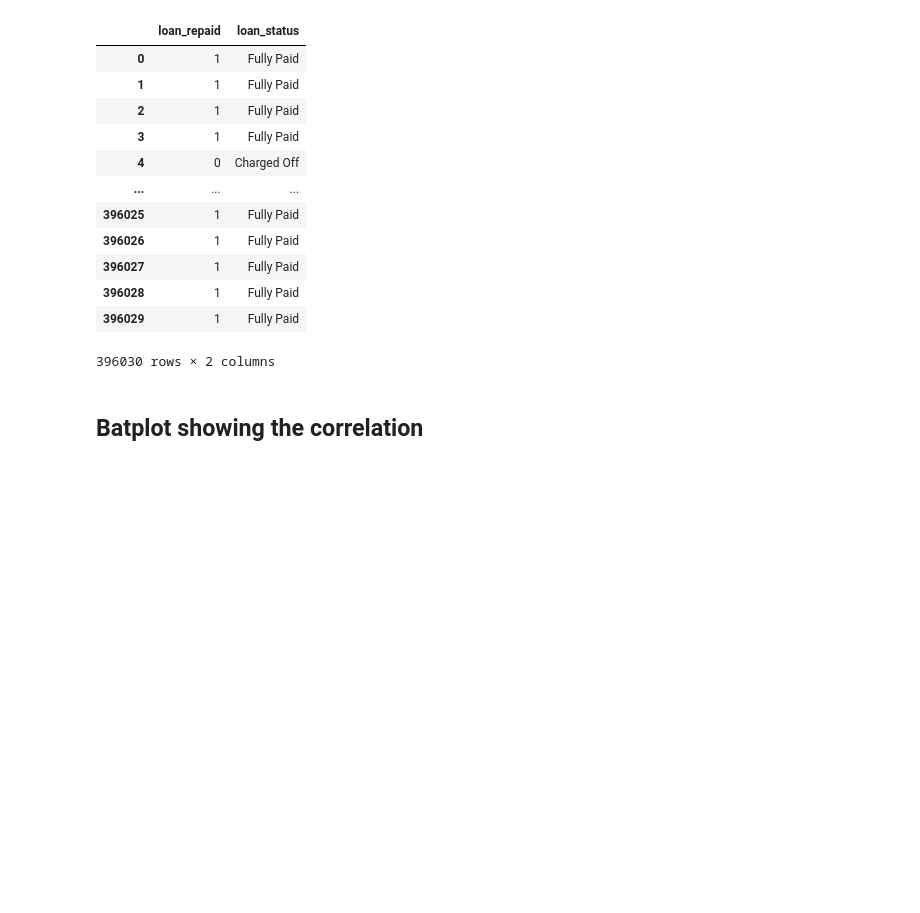
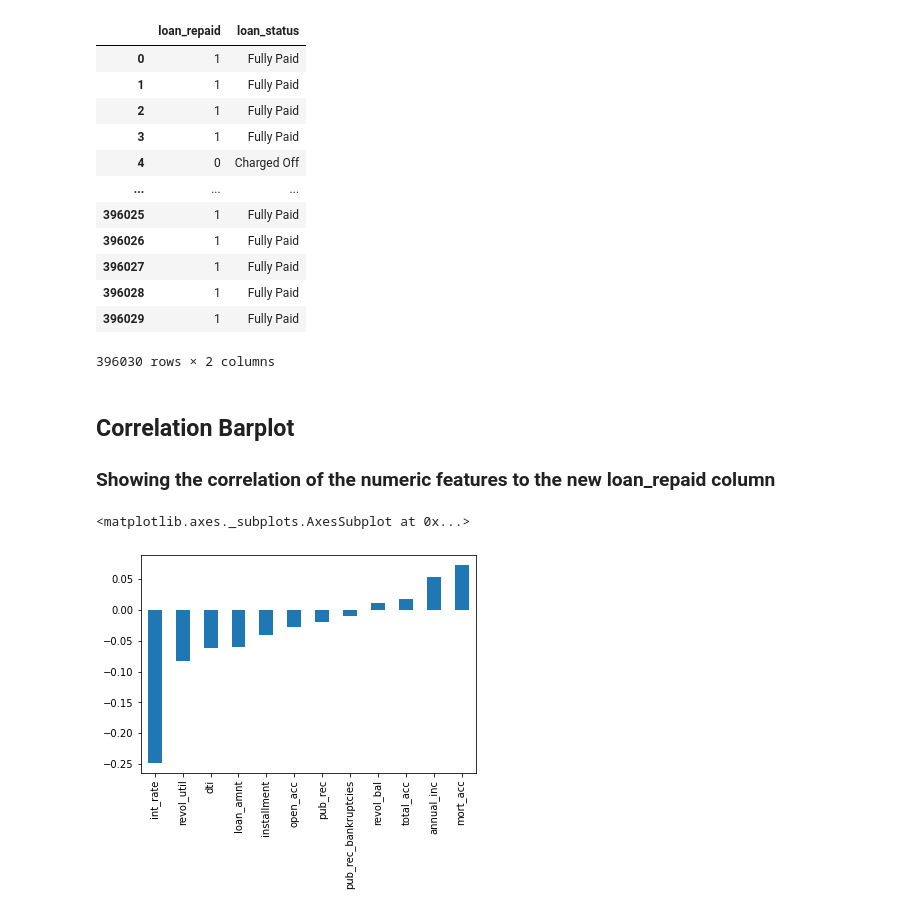
Before and after one commit to tavasolireza/Predict-Loan-Repayment, a Jupyter notebook: loan_repayment.ipynb, the cells around one changed output. Cells and saved outputs as stored; diff of their text form; code cells hidden in the pictures; blank space fills up the shorter version.

```diff
--- a/loan_repayment.ipynb
+++ b/loan_repayment.ipynb
@@ -170,5 +170,11 @@ df[['loan_repaid','loan_status']]
 | 396028 | 1 | Fully Paid |
 | 396029 | 1 | Fully Paid |
 396030 rows × 2 columns
-# %% [markdown]
-## Batplot showing the correlation
+# %% [markdown]
+## Correlation Barplot
+### Showing the correlation of the numeric features to the new loan_repaid column
+# %%
+df.corr()['loan_repaid'].sort_values().drop('loan_repaid').plot(kind='bar')
+# %% [output]
+<matplotlib.axes._subplots.AxesSubplot at 0x...>
+[figure, added]
```
Also changed, not shown: parts of 11 cells of this notebook.
